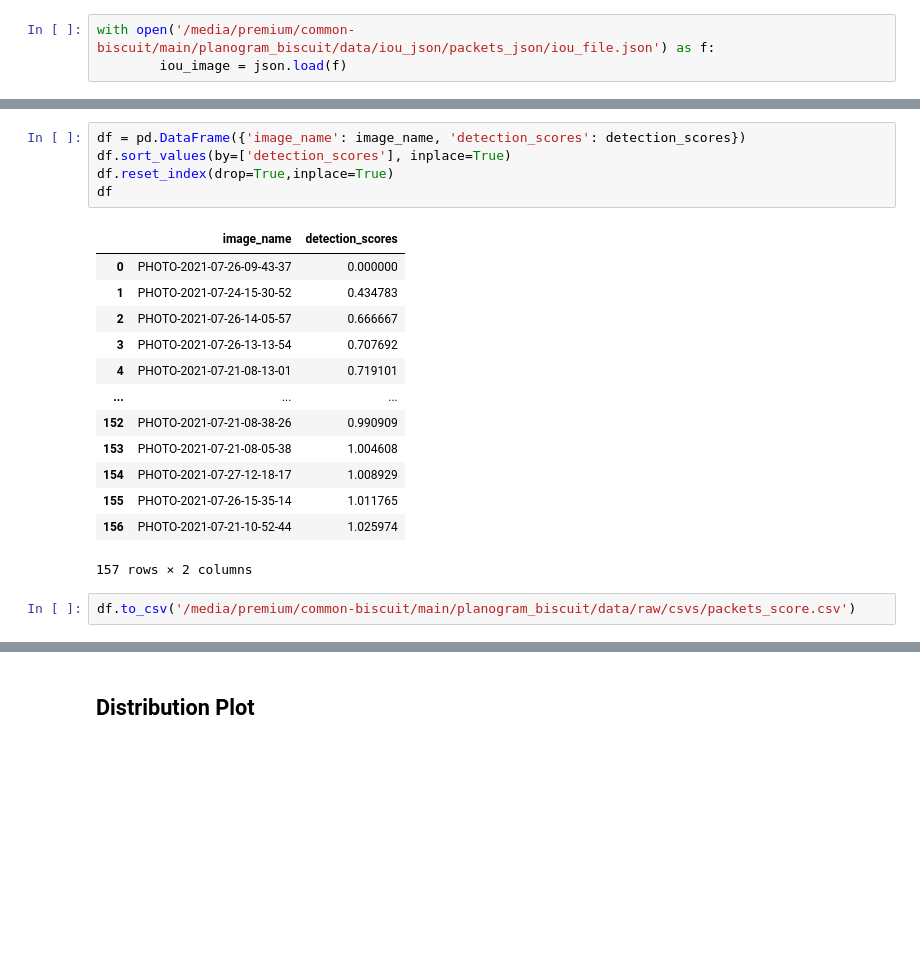
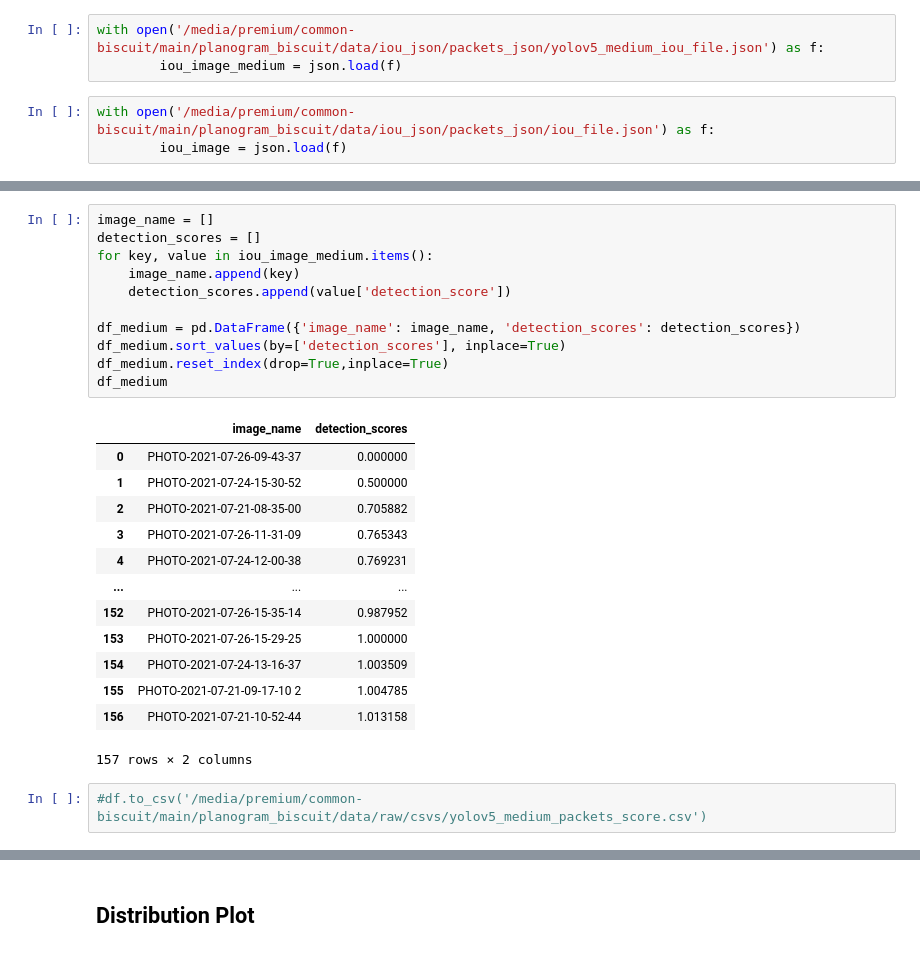
Before and after one commit to visheshdargan06/pespi-plano-biscuits, a Jupyter notebook: notebooks/evaluation/iou.ipynb, the cells around one changed output, grey strips where cells are left out. Saved outputs shown, nothing was run; the diff lists cells and outputs as text; blank space fills up the shorter version.

```diff
--- a/notebooks/evaluation/iou.ipynb
+++ b/notebooks/evaluation/iou.ipynb
@@ -2,6 +2,9 @@
 import json
 import pandas as pd
 import numpy as np
+# %%
+with open('/media/premium/common-biscuit/main/planogram_biscuit/data/iou_json/packets_json/yolov5_medium_iou_file.json') as f:
+	    iou_image_medium = json.load(f)
 # %%
 with open('/media/premium/common-biscuit/main/planogram_biscuit/data/iou_json/packets_json/iou_file.json') as f:
 	    iou_image = json.load(f)
@@ -34,24 +36,30 @@ for key, value in iou_image.items():
 # %%
-df = pd.DataFrame({'image_name': image_name, 'detection_scores': detection_scores})
-df.sort_values(by=['detection_scores'], inplace=True)
-df.reset_index(drop=True,inplace=True)
-df
+image_name = []
+detection_scores = []
+for key, value in iou_image_medium.items():
+    image_name.append(key)
+    detection_scores.append(value['detection_score'])
+
+df_medium = pd.DataFrame({'image_name': image_name, 'detection_scores': detection_scores})
+df_medium.sort_values(by=['detection_scores'], inplace=True)
+df_medium.reset_index(drop=True,inplace=True)
+df_medium
 # %% [output]
 |  | image_name | detection_scores |
 | 0 | PHOTO-2021-07-26-09-43-37 | 0.000000 |
-| 1 | PHOTO-2021-07-24-15-30-52 | 0.434783 |
-| 2 | PHOTO-2021-07-26-14-05-57 | 0.666667 |
-| 3 | PHOTO-2021-07-26-13-13-54 | 0.707692 |
-| 4 | PHOTO-2021-07-21-08-13-01 | 0.719101 |
+| 1 | PHOTO-2021-07-24-15-30-52 | 0.500000 |
+| 2 | PHOTO-2021-07-21-08-35-00 | 0.705882 |
+| 3 | PHOTO-2021-07-26-11-31-09 | 0.765343 |
+| 4 | PHOTO-2021-07-24-12-00-38 | 0.769231 |
 | ... | ... | ... |
-| 152 | PHOTO-2021-07-21-08-38-26 | 0.990909 |
-| 153 | PHOTO-2021-07-21-08-05-38 | 1.004608 |
-| 154 | PHOTO-2021-07-27-12-18-17 | 1.008929 |
-| 155 | PHOTO-2021-07-26-15-35-14 | 1.011765 |
-| 156 | PHOTO-2021-07-21-10-52-44 | 1.025974 |
+| 152 | PHOTO-2021-07-26-15-35-14 | 0.987952 |
+| 153 | PHOTO-2021-07-26-15-29-25 | 1.000000 |
+| 154 | PHOTO-2021-07-24-13-16-37 | 1.003509 |
+| 155 | PHOTO-2021-07-21-09-17-10 2 | 1.004785 |
+| 156 | PHOTO-2021-07-21-10-52-44 | 1.013158 |
 157 rows × 2 columns
 # %%
-df.to_csv('/media/premium/common-biscuit/main/planogram_biscuit/data/raw/csvs/packets_score.csv')
+#df.to_csv('/media/premium/common-biscuit/main/planogram_biscuit/data/raw/csvs/yolov5_medium_packets_score.csv')
 # %%
 iou_scores_all = []
 for key, value in iou_image.items():
```
Also changed, not shown: parts of 7 cells of this notebook, 36 other files.
